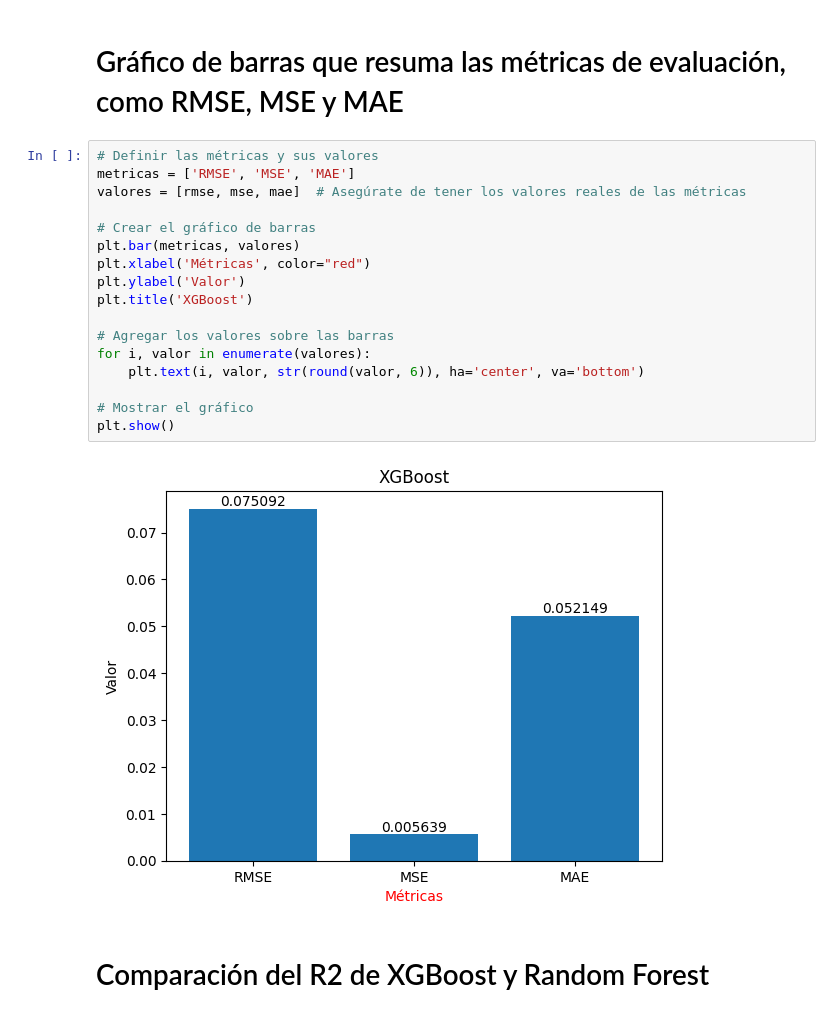
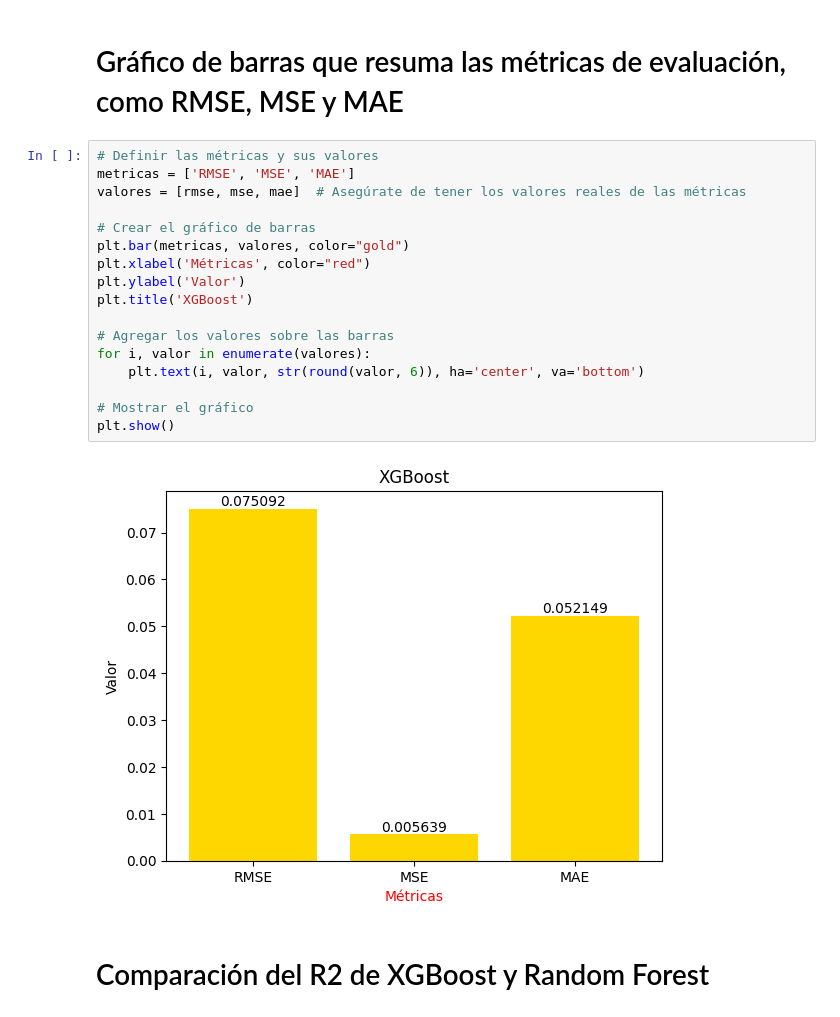
Before and after one commit to iayasa/Feature-Imputation-with-a-Heat-Flux-Dataset, a Jupyter notebook: 8_XGBoost_GridSearchCV_sin Authory, Geometry e idV0.ipynb, the cells around one changed output. Drawn from its saved outputs; the diff is of its cells as text.

```diff
--- a/8_XGBoost_GridSearchCV_sin Authory, Geometry e idV0.ipynb
+++ b/8_XGBoost_GridSearchCV_sin Authory, Geometry e idV0.ipynb
@@ -178,22 +178,22 @@ Mean Absolute Error (MAE): 0.05214899232068931
 # %%
 # Definir las métricas y sus valores
 metricas = ['RMSE', 'MSE', 'MAE']
 valores = [rmse, mse, mae]  # Asegúrate de tener los valores reales de las métricas
 
 # Crear el gráfico de barras
-plt.bar(metricas, valores)
+plt.bar(metricas, valores, color="gold")
 plt.xlabel('Métricas', color="red")
 plt.ylabel('Valor')
 plt.title('XGBoost')
 
 # Agregar los valores sobre las barras
 for i, valor in enumerate(valores):
     plt.text(i, valor, str(round(valor, 6)), ha='center', va='bottom')
 
 # Mostrar el gráfico
 plt.show()
 # %% [output]
-[figure, old version]
+[figure, new version]
 # %% [markdown]
 # Comparación del R2 de XGBoost y Random Forest
 # %% [markdown]
```
Also changed, not shown: 3 other files.
